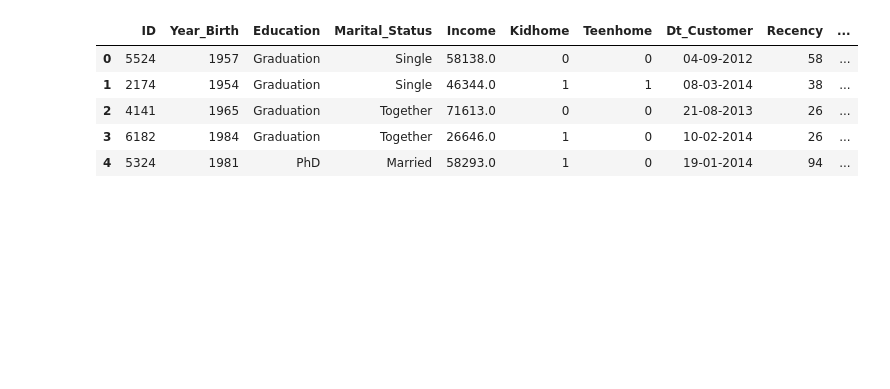
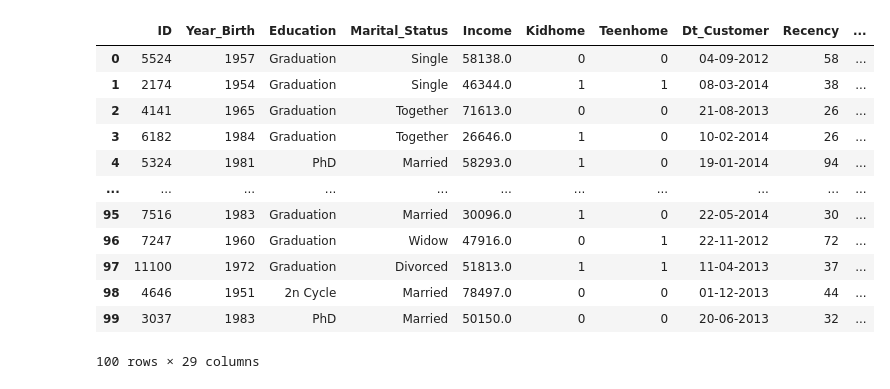
Before and after one commit to StevanGrujic/ML_Projekat2, a Jupyter notebook: Projekat 2.ipynb, the cells around one changed output. Cells and saved outputs as stored; diff of their text form; code cells hidden in the pictures; blank space fills up the shorter version.

```diff
--- a/Projekat 2.ipynb
+++ b/Projekat 2.ipynb
@@ -11,11 +11,18 @@ import warnings
 # %%
 pd.set_option('display.max_columns', None)
 df = pd.read_csv("data/marketing_campaign.csv", sep="\t")
-df.head()
+df.head(100)
 # %% [output]
 |  | ID | Year_Birth | Education | Marital_Status | Income | Kidhome | Teenhome | Dt_Customer | Recency | ... |
 | 0 | 5524 | 1957 | Graduation | Single | 58138.0 | 0 | 0 | 04-09-2012 | 58 | ... |
 | 1 | 2174 | 1954 | Graduation | Single | 46344.0 | 1 | 1 | 08-03-2014 | 38 | ... |
 | 2 | 4141 | 1965 | Graduation | Together | 71613.0 | 0 | 0 | 21-08-2013 | 26 | ... |
 | 3 | 6182 | 1984 | Graduation | Together | 26646.0 | 1 | 0 | 10-02-2014 | 26 | ... |
 | 4 | 5324 | 1981 | PhD | Married | 58293.0 | 1 | 0 | 19-01-2014 | 94 | ... |
+| ... | ... | ... | ... | ... | ... | ... | ... | ... | ... | ... |
+| 95 | 7516 | 1983 | Graduation | Married | 30096.0 | 1 | 0 | 22-05-2014 | 30 | ... |
+| 96 | 7247 | 1960 | Graduation | Widow | 47916.0 | 0 | 1 | 22-11-2012 | 72 | ... |
+| 97 | 11100 | 1972 | Graduation | Divorced | 51813.0 | 1 | 1 | 11-04-2013 | 37 | ... |
+| 98 | 4646 | 1951 | 2n Cycle | Married | 78497.0 | 0 | 0 | 01-12-2013 | 44 | ... |
+| 99 | 3037 | 1983 | PhD | Married | 50150.0 | 0 | 0 | 20-06-2013 | 32 | ... |
+100 rows × 29 columns
```
Also changed, not shown: parts of 11 cells of this notebook.
